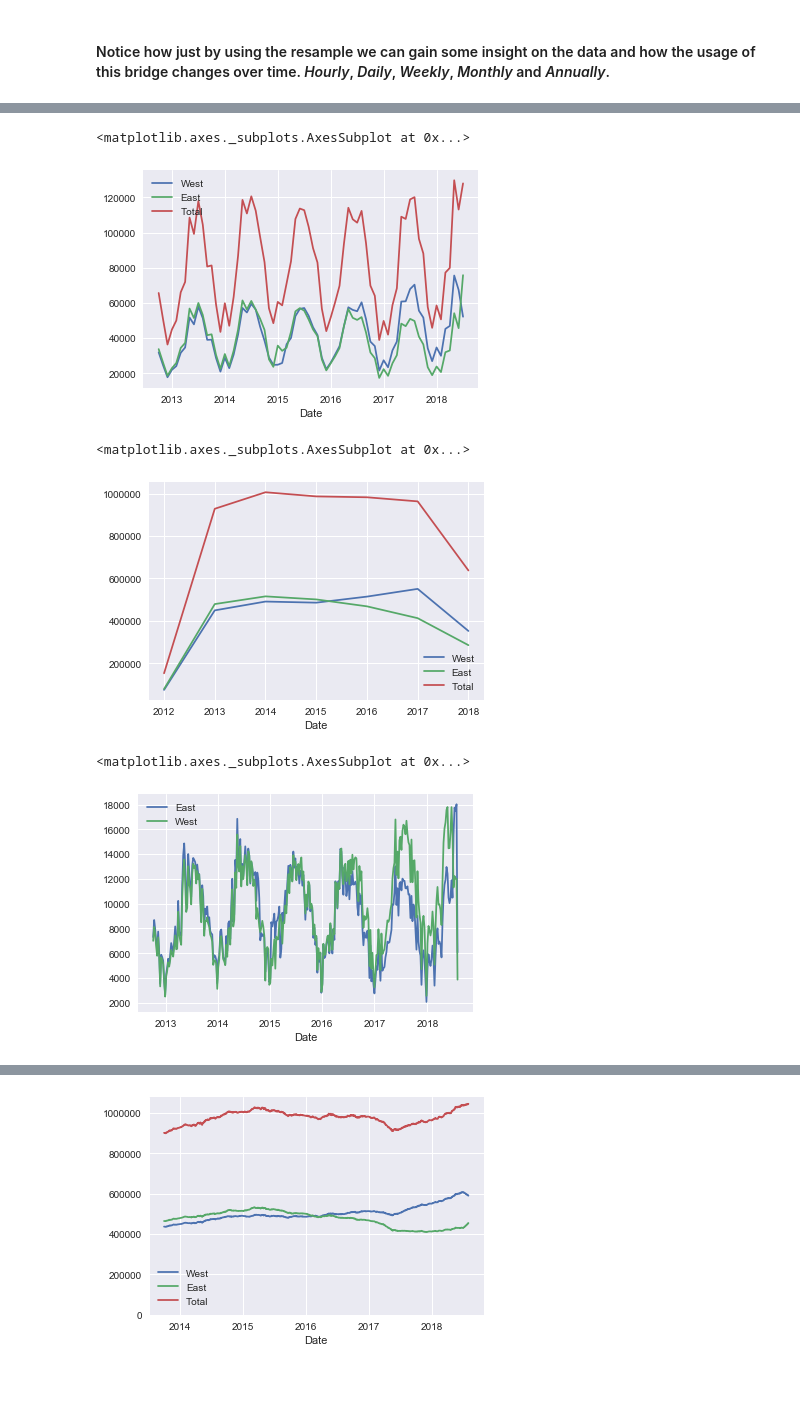
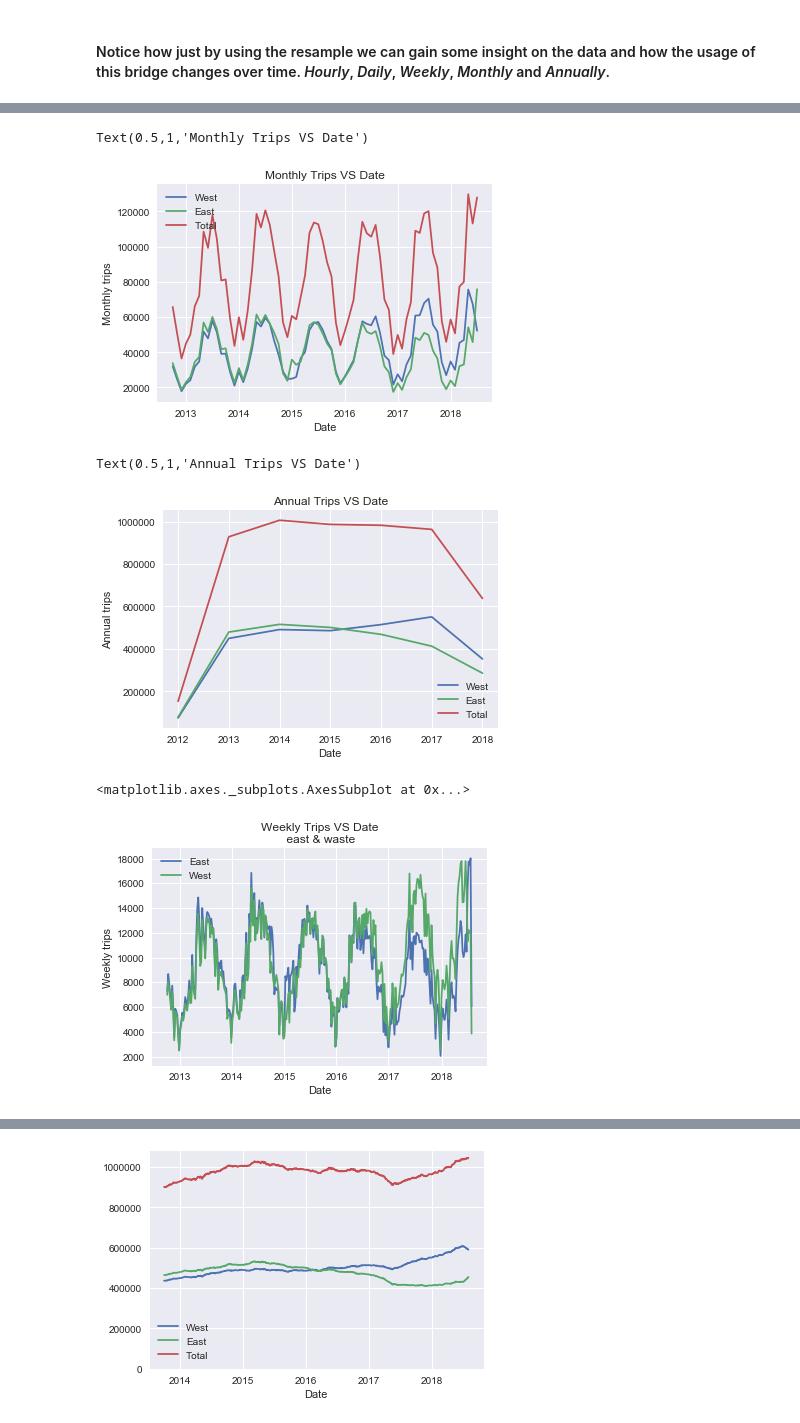
Before and after one commit to MrRutledge/Seattle_Bridge_Data_work_flow, a Jupyter notebook: DataWorkFlow1.ipynb, the cells around one changed output, grey strips where cells are left out. Cells and saved outputs as stored; diff of their text form; code cells hidden in the pictures; blank space fills up the shorter version.

```diff
--- a/DataWorkFlow1.ipynb
+++ b/DataWorkFlow1.ipynb
@@ -72,19 +76,25 @@ data.resample('W').sum().plot()
 # %%
 data.resample('M').sum().plot()
+plt.ylabel('Monthly trips')
+plt.title('Monthly Trips VS Date')
 # %% [output]
-<matplotlib.axes._subplots.AxesSubplot at 0x...>
+Text(0.5,1,'Monthly Trips VS Date')
-[figure, old version]
+[figure, new version]
 # %%
 data.resample('Y').sum().plot()
+plt.ylabel('Annual trips')
+plt.title('Annual Trips VS Date')
 # %% [output]
-<matplotlib.axes._subplots.AxesSubplot at 0x...>
+Text(0.5,1,'Annual Trips VS Date')
-[figure, old version]
+[figure, new version]
 # %%
 plt.subplots()
+plt.title('Weekly Trips VS Date\n east & waste')
+plt.ylabel('Weekly trips')
 data['East'].resample('W').sum().plot(legend=True)
 data['West'].resample('W').sum().plot(legend = True)
 # %% [output]
 <matplotlib.axes._subplots.AxesSubplot at 0x...>
-[figure, old version]
+[figure, new version]
 # %%
 plt.subplots()
```
Also changed, not shown: parts of 11 cells of this notebook, 2 other files.
